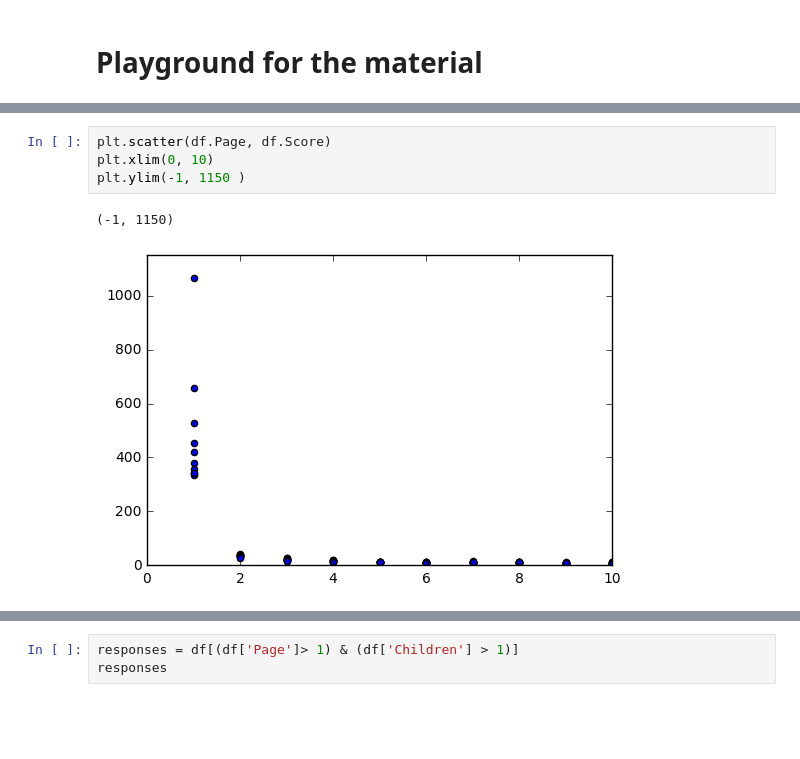
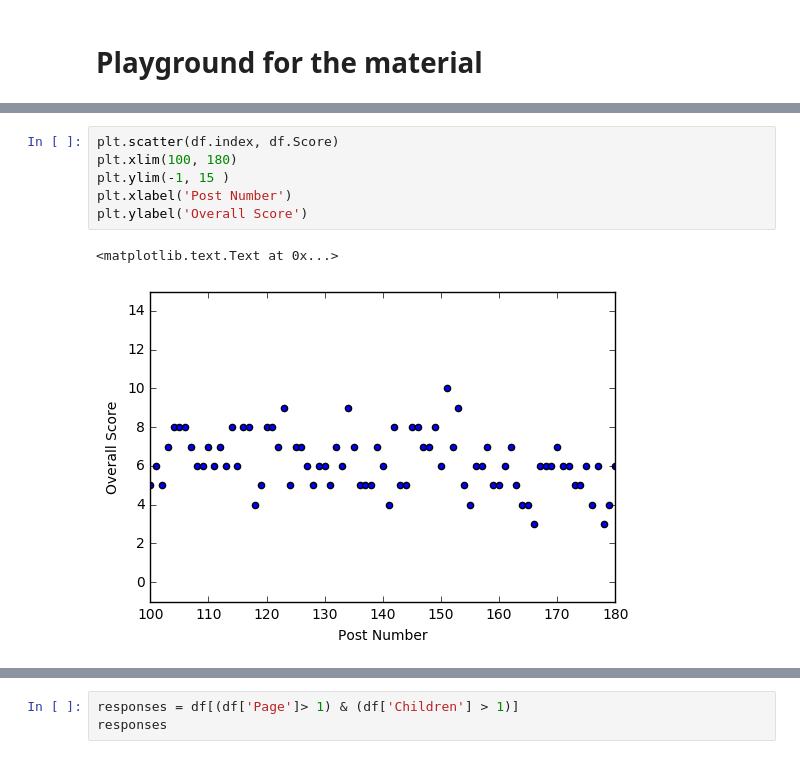
Before and after one commit to NapsterInBlue/redditDrStrange, a Jupyter notebook: Bargain.ipynb, the cells around one changed output, grey strips where cells are left out. Cells and saved outputs as stored; diff of their text form; blank space fills up the shorter version.

```diff
--- a/Bargain.ipynb
+++ b/Bargain.ipynb
@@ -215,7 +195,9 @@ df.groupby('Page').Score.mean().plot()
 # %%
-plt.scatter(df.Page, df.Score)
-plt.xlim(0, 10)
-plt.ylim(-1, 1150 )
+plt.scatter(df.index, df.Score)
+plt.xlim(100, 180)
+plt.ylim(-1, 15 )
+plt.xlabel('Post Number')
+plt.ylabel('Overall Score')
 # %% [output]
-(-1, 1150)
+<matplotlib.text.Text at 0x...>
-[figure, old version]
+[figure, new version]
```
Also changed, not shown: parts of 10 cells of this notebook, 13 other files.
